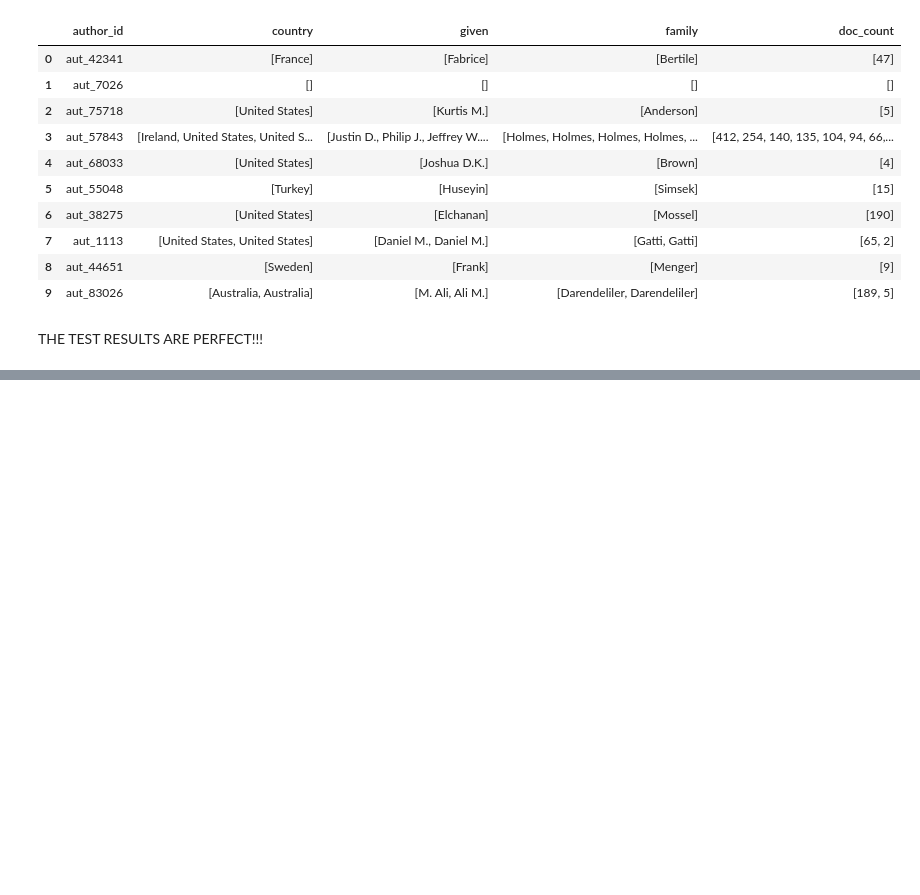
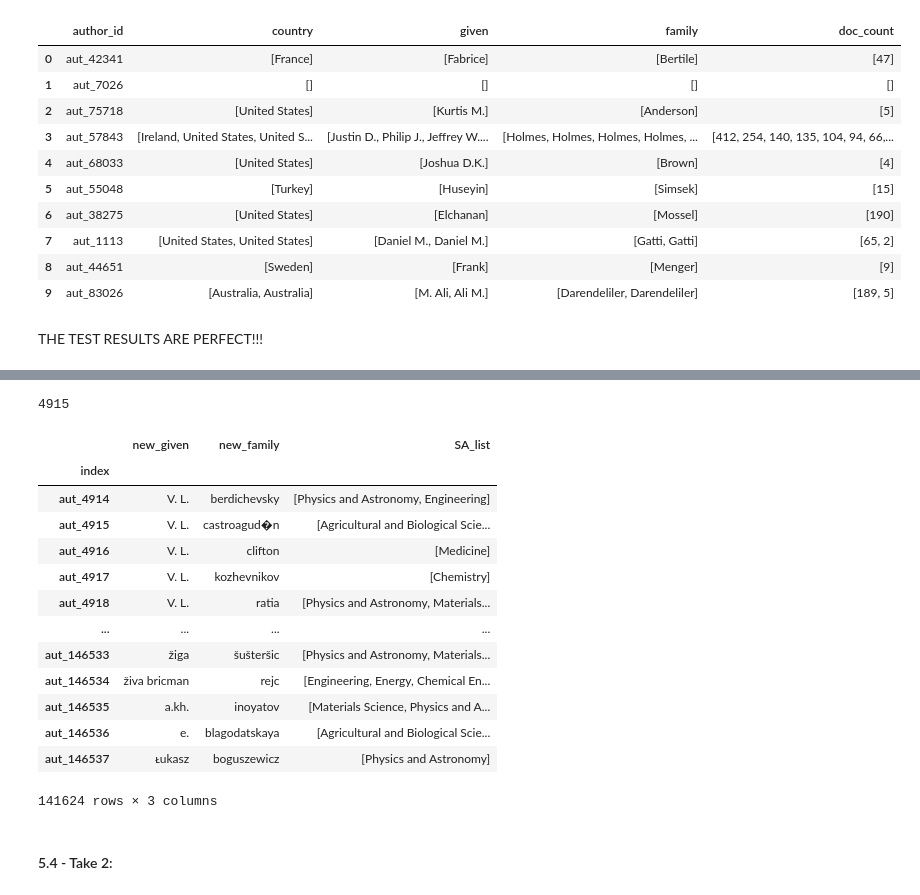
Before and after one commit to Oz-like-the-Wizard/Investigating-the-delay-times-in-academic-publishing, a Jupyter notebook: part7d-creating_author_df.ipynb, the cells around one changed output, grey strips where cells are left out. Saved outputs shown, nothing was run; the diff lists cells and outputs as text; code cells hidden in the pictures; blank space fills up the shorter version.

```diff
--- a/part7d-creating_author_df.ipynb
+++ b/part7d-creating_author_df.ipynb
@@ -1677,0 +1713,4 @@ with open("q1_author_df","wb") as p:
+# %%
+len(author_out_list)
+# %% [output]
+4915
@@ -1677,0 +1722,19 @@ with open("q1_author_df","wb") as p:
+# %%
+q1_first_author_df[["new_given","new_family","SA_list"]][4914:]
+# %% [output]
+|  | new_given | new_family | SA_list |
+| index |  |  |  |
+| aut_4914 | V. L. | berdichevsky | [Physics and Astronomy, Engineering] |
+| aut_4915 | V. L. | castroagud�n | [Agricultural and Biological Scie... |
+| aut_4916 | V. L. | clifton | [Medicine] |
+| aut_4917 | V. L. | kozhevnikov | [Chemistry] |
+| aut_4918 | V. L. | ratia | [Physics and Astronomy, Materials... |
+| ... | ... | ... | ... |
+| aut_146533 | žiga | šušteršic | [Physics and Astronomy, Materials... |
+| aut_146534 | živa bricman | rejc | [Engineering, Energy, Chemical En... |
+| aut_146535 | а.kh. | inoyatov | [Materials Science, Physics and A... |
+| aut_146536 | е. | blagodatskaya | [Agricultural and Biological Scie... |
+| aut_146537 | ᴌukasz | boguszewicz | [Physics and Astronomy] |
+141624 rows × 3 columns
+# %% [markdown]
+#### 5.4 - Take 2:
```
Also changed, not shown: parts of 34 cells of this notebook, 4 other files.
